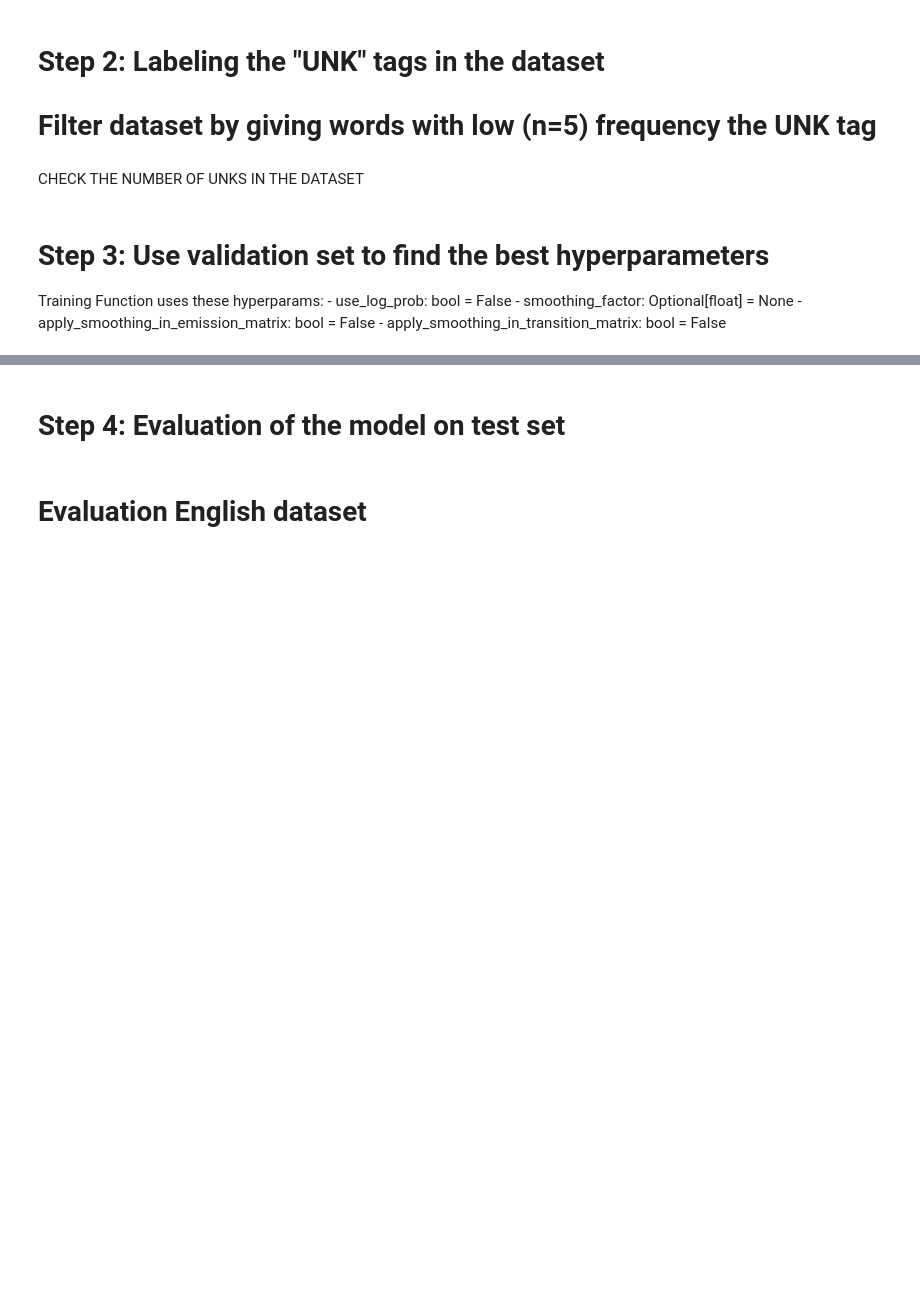
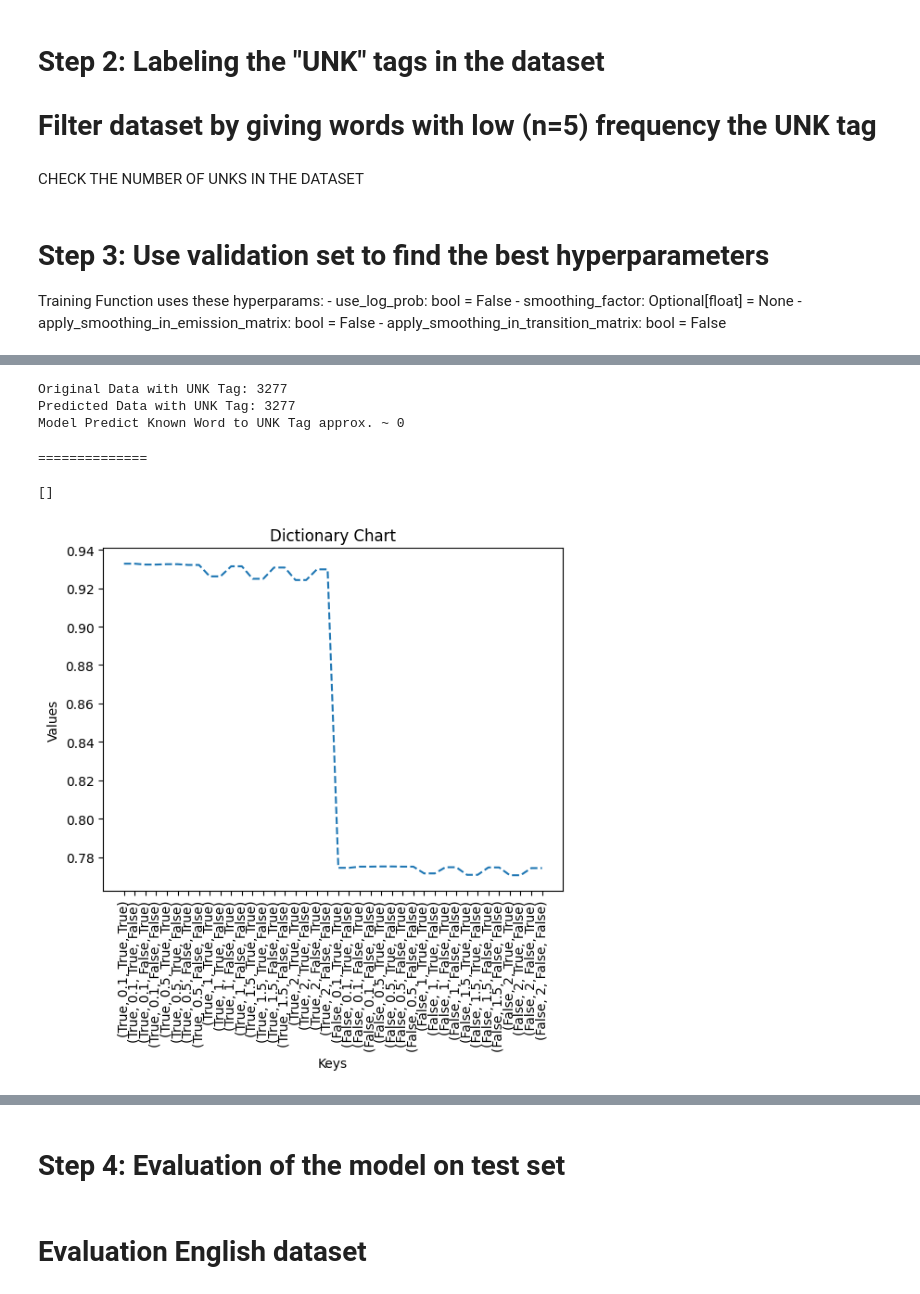
Before and after one commit to dadebeats/HMM, a Jupyter notebook: Practice2_HMM_POS.ipynb, the cells around one changed output, grey strips where cells are left out. Drawn from its saved outputs; the diff is of its cells as text; code cells hidden in the pictures; blank space fills up the shorter version.

```diff
--- a/Practice2_HMM_POS.ipynb
+++ b/Practice2_HMM_POS.ipynb
@@ -303,6 +330,7 @@ for language in languages:
     train_data = tokenized_datasets[language][0]
     for sentence in train_data:
         for word, tag in sentence:
+            word = word.lower().strip()
             word_to_count_map[word] += 1
 
 LOW_FREQUENCY = 5
@@ -313,6 +341,7 @@ for language in languages:
     for i, sentence in enumerate(temp_data):
         new_sentence = []
         for word, tag in sentence:
+            word = word.lower().strip()
             if word_to_count_map[word] <= LOW_FREQUENCY:
                 new_sentence.append((word, "UNK"))
             else:
@@ -345,6 +374,10 @@ hyperparams_configurations = list(itertools.product(
 best_accuracy = {
     'English': 0,
     'Basque': 0
+}
+all_configs_and_accuracies = {
+    'English': {},
+    'Basque': {}
 }
 best_configuration = {
     'English': (),
@@ -368,6 +401,8 @@ for language in languages:
 
         print("Exploring accuracy for: " + str(hpc))
         hpc_accuracy, hpc_pred_tags, hpc_orig_tags = hmm_model.accuracy(validation_data)
+        all_configs_and_accuracies[language][(use_log_prob, smoothing_factor, apply_smoothing_emission, apply_smoothing_transition)] = \
+            hpc_accuracy, hpc_pred_tags, hpc_orig_tags
         if hpc_accuracy > best_accuracy[language]:
             best_accuracy[language] = hpc_accuracy
             best_configuration[language] = hpc
@@ -396,0 +434,14 @@ Best config for Basque:  (True, 0.1, True, True) 0.955301929860967
+# %%
+import matplotlib.pyplot as plt
+
+def plot_dictionary(dictionary):
+  keys = dictionary.keys()
+  values = dictionary.values()
+
+  plt.plot(keys, values, linestyle='dashed')
+  plt.xlabel('Keys')
+  plt.ylabel('Values')
+  plt.title('Dictionary Chart')
+  plt.xticks(rotation=90)
+
+  plt.show()
@@ -396,0 +505,9 @@ Best config for Basque:  (True, 0.1, True, True) 0.955301929860967
+# %%
+print("Original Data with UNK Tag:", orig_counter["UNK"])
+print("Predicted Data with UNK Tag:", pred_counter["UNK"])
+
+print("Model Predict Known Word to UNK Tag approx. ~", pred_counter["UNK"] - orig_counter["UNK"])
+# %% [output]
+Original Data with UNK Tag: 3277
+Predicted Data with UNK Tag: 3277
+Model Predict Known Word to UNK Tag approx. ~ 0
@@ -396,0 +520,28 @@ Best config for Basque:  (True, 0.1, True, True) 0.955301929860967
+# %%
+unknown_words = []
+# check for the unknown words (not recognized by the model)
+for idx in range(len(tokenized_datasets['English'][dev_data_index])):
+  words = [w for w, _ in tokenized_datasets['English'][dev_data_index][idx]]
+  tags = [t for _, t in tokenized_datasets['English'][dev_data_index][idx]]
+  preds = hmm_model.predict([words])[0]
+  w_idx = 0
+  for y1, y2 in zip(tags, preds):
+    if y1 != "UNK" and y2 == "UNK":
+      print(f"sentence {idx} word '{words[w_idx]}':", y1, y2)
+      unknown_words.append(words[w_idx])
+    w_idx += 1
+
+print("==============\n")
+print(unknown_words)
+# %% [output]
+==============
+
+[]
+# %%
+param_accuracy_pairs = {}
+for key, value in all_configs_and_accuracies["English"].items():
+  param_accuracy_pairs[str(key)] = value[0]
+# %%
+plot_dictionary(param_accuracy_pairs)
+# %% [output]
+[figure, added]
```
Also changed, not shown: parts of 76 cells of this notebook, 1 other file.
